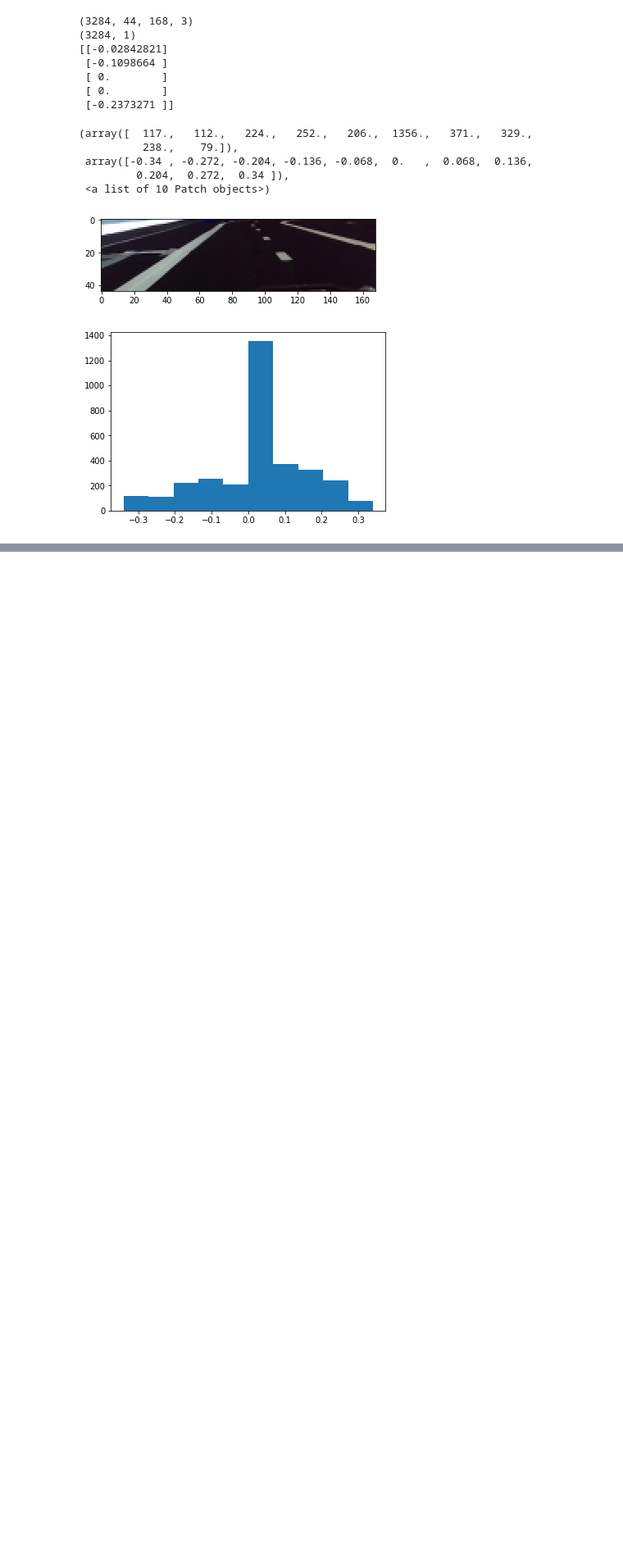
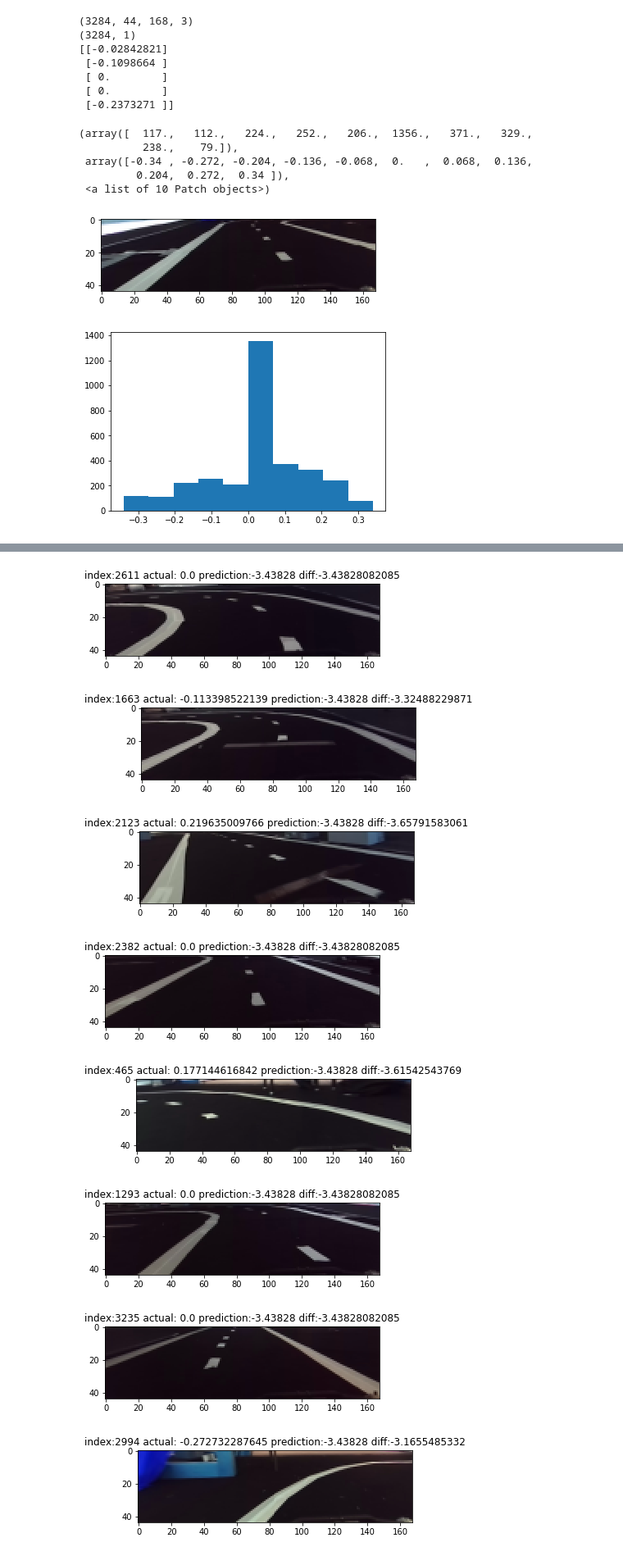
Before and after one commit to wallarug/startcon2017-mit, a Jupyter notebook: notebooks/mit-drive-NN.ipynb, the cells around one changed output, grey strips where cells are left out. Shown at 82% size. Drawn from its saved outputs; the diff is of its cells as text; code cells hidden in the pictures; blank space fills up the shorter version.

Commit message:
adding a new model to try

```diff
--- a/notebooks/mit-drive-NN.ipynb
+++ b/notebooks/mit-drive-NN.ipynb
@@ -346,4 +319,26 @@ model.save('./driving_net_shift_model.h5')
 model.save_weights("./driving_net_shift_weights.h5")
 # %%
 from keras.models import load_model
-model = load_model('./driving_net_model.h5')
+model = load_model('./driving_net_shift_model.h5')
+# %%
+import random
+
+# x, y = next(generator(df))
+
+diff = []
+for i in range(1, 10):
+    test_index=random.randint(0, len(df))
+#     print(test_index)
+    test_image = cv2.imread(df['file'][test_index])
+    test_image = crop_resize(test_image)
+    y  = df['steer'][test_index]
+    %timeit prediction = model.predict(test_image[None, :, :, :], batch_size=1)[0][0]
+    diff.append(prediction - y)
+    plt.figure()
+    plt.imshow(test_image)
+    plt.title("".join(["index:", str(test_index), " actual: ", str(y), " prediction:", str(prediction)
+                        , " diff:", str(prediction - y)]))
+#     print("index:", test_index, " actual: ", y, " prediction:", prediction, " diff:", prediction - y)
+
+print("std: ", np.array(diff).std())
+# %% [output]
@@ -349,0 +356,8 @@ model = load_model('./driving_net_model.h5')
+[figure, added]
+[figure, added]
+[figure, added]
+[figure, added]
+[figure, added]
+[figure, added]
+[figure, added]
+[figure, added]
```
Also changed, not shown: parts of 13 cells of this notebook.
